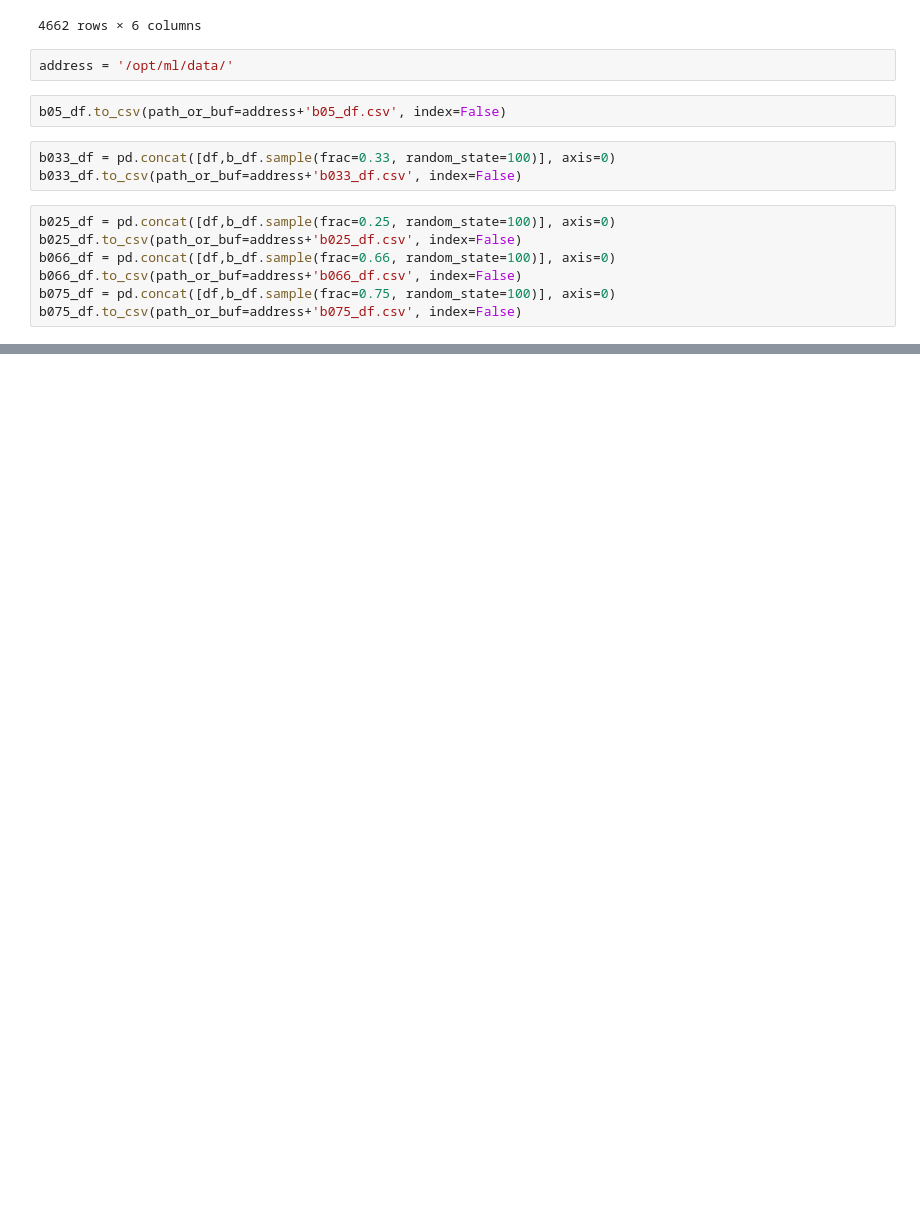
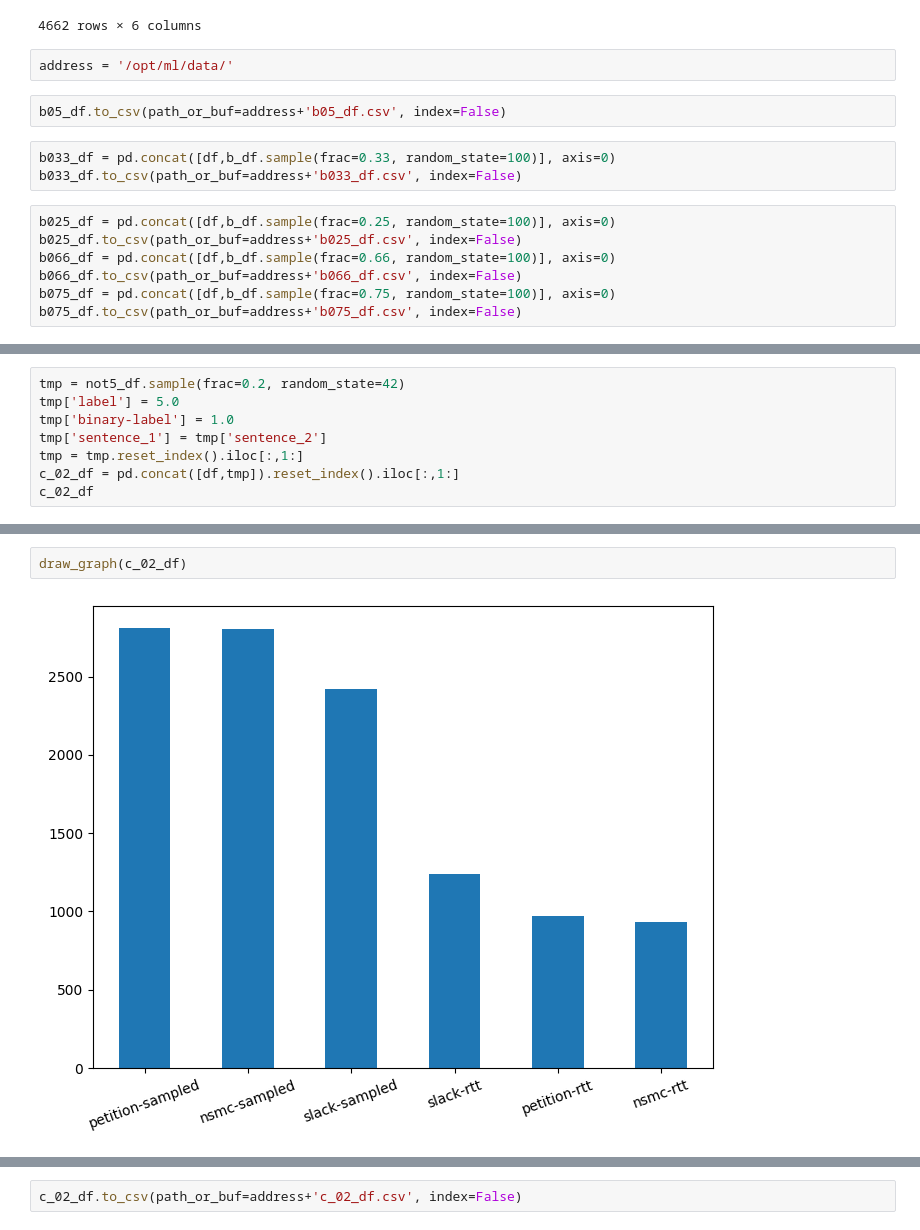
Before and after one commit to JdRion/Semantic-Textual-Similarity, a Jupyter notebook: EDA.ipynb, the cells around one changed output, grey strips where cells are left out. Cells and saved outputs as stored; diff of their text form; blank space fills up the shorter version.

```diff
--- a/EDA.ipynb
+++ b/EDA.ipynb
@@ -352,0 +580,8 @@ b075_df.to_csv(path_or_buf=address+'b075_df.csv', index=False)
+# %%
+tmp = not5_df.sample(frac=0.2, random_state=42)
+tmp['label'] = 5.0
+tmp['binary-label'] = 1.0
+tmp['sentence_1'] = tmp['sentence_2']
+tmp = tmp.reset_index().iloc[:,1:]
+c_02_df = pd.concat([df,tmp]).reset_index().iloc[:,1:]
+c_02_df
@@ -352,0 +602,4 @@ b075_df.to_csv(path_or_buf=address+'b075_df.csv', index=False)
+# %%
+draw_graph(c_02_df)
+# %% [output]
+[figure, added]
@@ -352,0 +609,2 @@ b075_df.to_csv(path_or_buf=address+'b075_df.csv', index=False)
+# %%
+c_02_df.to_csv(path_or_buf=address+'c_02_df.csv', index=False)
```
Also changed, not shown: parts of 74 cells of this notebook, 2 other files.
